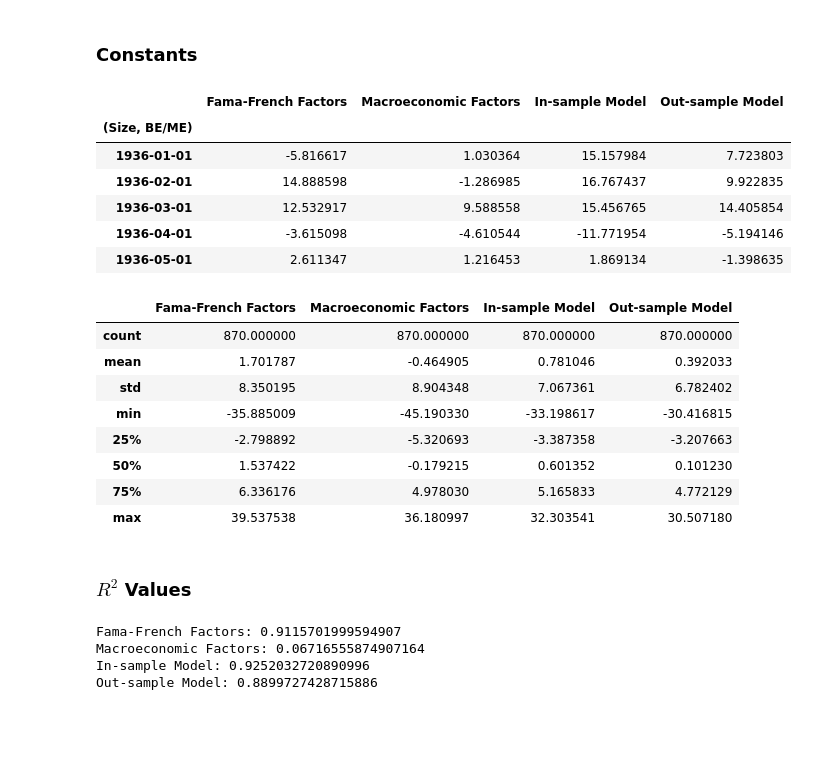
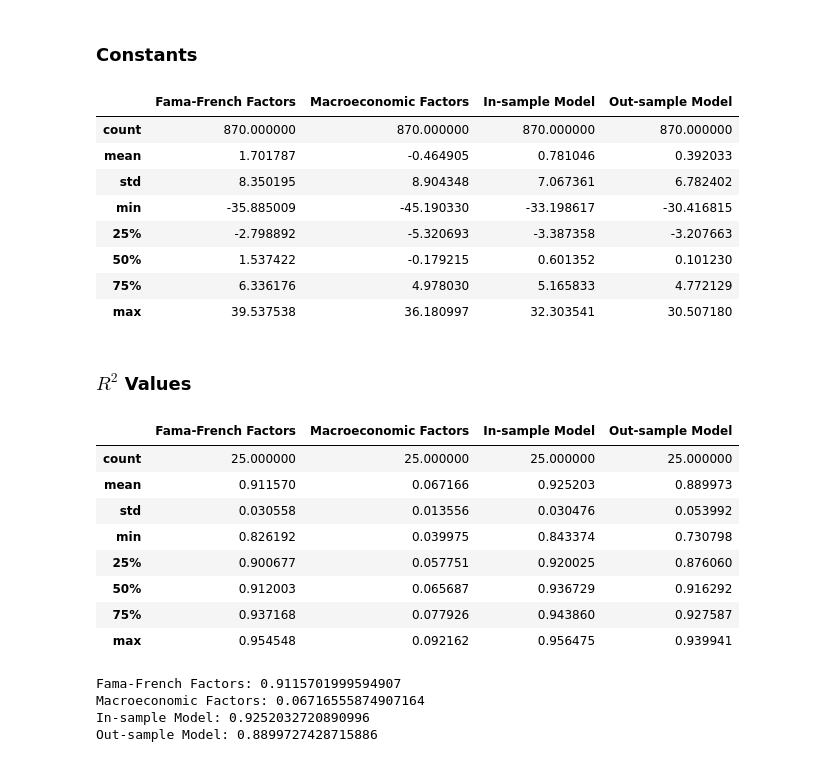
Before and after one commit to Hemasrikar/Financial-Statistics-and-Econometrics, a Jupyter notebook: asset_pricing_tests.ipynb, the cells around one changed output. Saved outputs shown, nothing was run; the diff lists cells and outputs as text; code cells hidden in the pictures; blank space fills up the shorter version.

```diff
--- a/asset_pricing_tests.ipynb
+++ b/asset_pricing_tests.ipynb
@@ -336,27 +336,37 @@ constants_df = pd.DataFrame({
     "Out-sample Model": outsample_gammas.iloc[:, 0]
 })
 
-display(constants_df.head())
 constants_df.describe()
 # %% [output]
 |  | Fama-French Factors | Macroeconomic Factors | In-sample Model | Out-sample Model |
-| (Size, BE/ME) |  |  |  |  |
-| 1936-01-01 | -5.816617 | 1.030364 | 15.157984 | 7.723803 |
-| 1936-02-01 | 14.888598 | -1.286985 | 16.767437 | 9.922835 |
-| 1936-03-01 | 12.532917 | 9.588558 | 15.456765 | 14.405854 |
-| 1936-04-01 | -3.615098 | -4.610544 | -11.771954 | -5.194146 |
-| 1936-05-01 | 2.611347 | 1.216453 | 1.869134 | -1.398635 |
+| count | 870.000000 | 870.000000 | 870.000000 | 870.000000 |
+| mean | 1.701787 | -0.464905 | 0.781046 | 0.392033 |
+| std | 8.350195 | 8.904348 | 7.067361 | 6.782402 |
+| min | -35.885009 | -45.190330 | -33.198617 | -30.416815 |
+| 25% | -2.798892 | -5.320693 | -3.387358 | -3.207663 |
+| 50% | 1.537422 | -0.179215 | 0.601352 | 0.101230 |
+| 75% | 6.336176 | 4.978030 | 5.165833 | 4.772129 |
+| max | 39.537538 | 36.180997 | 32.303541 | 30.507180 |
-|  | Fama-French Factors | Macroeconomic Factors | In-sample Model | Out-sample Model |
-| count | 870.000000 | 870.000000 | 870.000000 | 870.000000 |
-| mean | 1.701787 | -0.464905 | 0.781046 | 0.392033 |
-| std | 8.350195 | 8.904348 | 7.067361 | 6.782402 |
-| min | -35.885009 | -45.190330 | -33.198617 | -30.416815 |
-| 25% | -2.798892 | -5.320693 | -3.387358 | -3.207663 |
-| 50% | 1.537422 | -0.179215 | 0.601352 | 0.101230 |
-| 75% | 6.336176 | 4.978030 | 5.165833 | 4.772129 |
-| max | 39.537538 | 36.180997 | 32.303541 | 30.507180 |
 # %% [markdown]
 ### $R^{2}$ Values
+# %%
+rsquare_df = pd.DataFrame({
+    'Fama-French Factors': FF_r_squa,
+    'Macroeconomic Factors': macro_r_squa,
+    'In-sample Model': insample_r_squa,
+    'Out-sample Model': outsample_r_squa
+})
+rsquare_df.describe()
+# %% [output]
+|  | Fama-French Factors | Macroeconomic Factors | In-sample Model | Out-sample Model |
+| count | 25.000000 | 25.000000 | 25.000000 | 25.000000 |
+| mean | 0.911570 | 0.067166 | 0.925203 | 0.889973 |
+| std | 0.030558 | 0.013556 | 0.030476 | 0.053992 |
+| min | 0.826192 | 0.039975 | 0.843374 | 0.730798 |
+| 25% | 0.900677 | 0.057751 | 0.920025 | 0.876060 |
+| 50% | 0.912003 | 0.065687 | 0.936729 | 0.916292 |
+| 75% | 0.937168 | 0.077926 | 0.943860 | 0.927587 |
+| max | 0.954548 | 0.092162 | 0.956475 | 0.939941 |
 # %%
 print(f"Fama-French Factors: {np.mean(FF_r_squa)}")
 print(f"Macroeconomic Factors: {np.mean(macro_r_squa)}")
```
Also changed, not shown: parts of 4 cells of this notebook.
